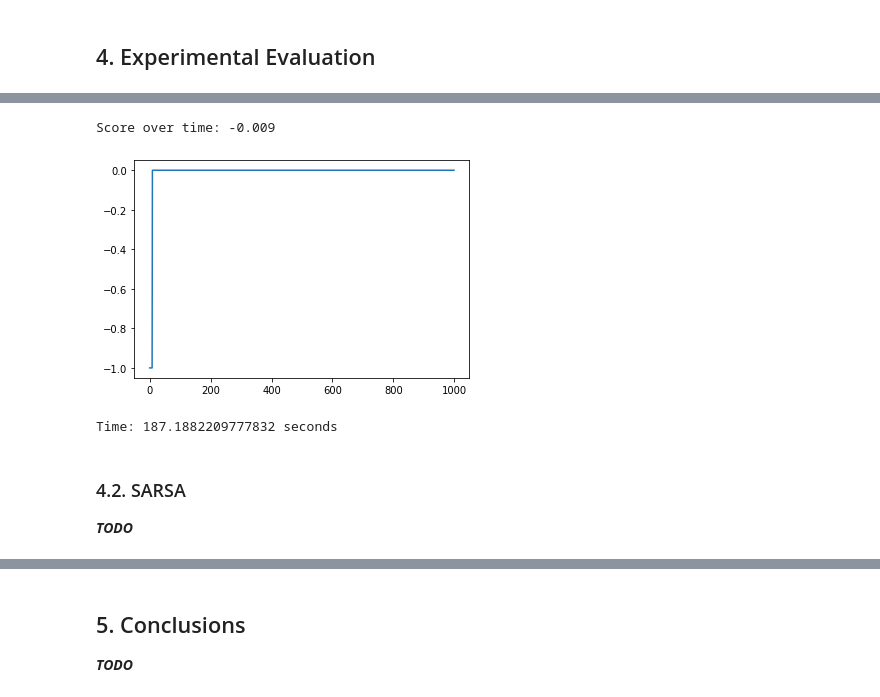
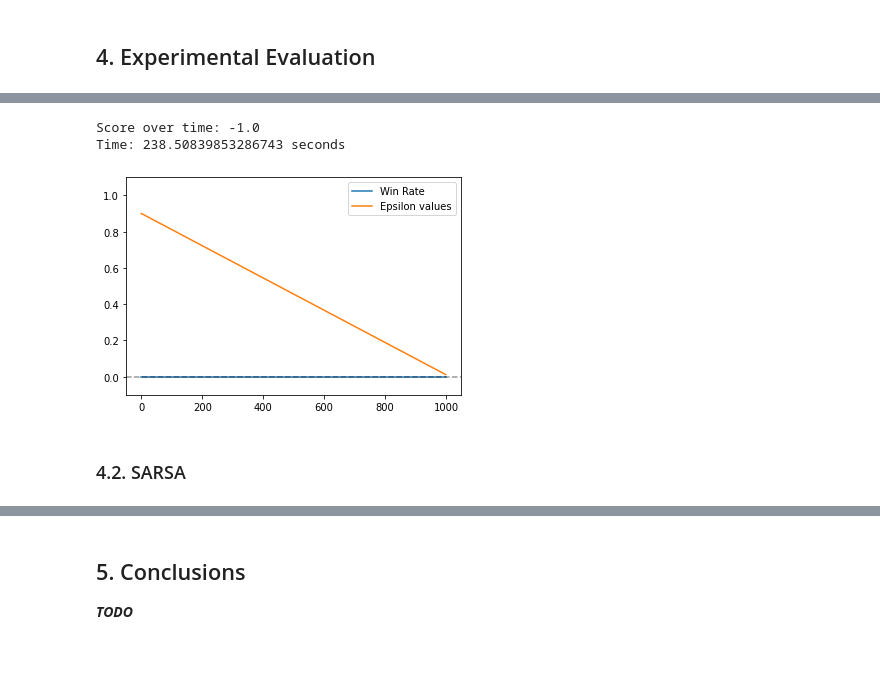
Before and after one commit to Maligetzus/IART, a Jupyter notebook: NeutronRL_Notebook.ipynb, the cells around one changed output, grey strips where cells are left out. Drawn from its saved outputs; the diff is of its cells as text; code cells hidden in the pictures; blank space fills up the shorter version.

```diff
--- a/NeutronRL_Notebook.ipynb
+++ b/NeutronRL_Notebook.ipynb
@@ -193,37 +188,34 @@ Time: 180.73934507369995 seconds
 # %%
 import time
 from NeutronRL.q_learning import QLearning
 from NeutronRL.env_algorithm import EpsilonDecay
 import matplotlib.pyplot as plt
 
 start_time = time.time()
 
 qlearning = QLearning(max_episodes=1000, max_steps=2000, epsilon_decay=EpsilonDecay.Linear, env='Neutron-5x5-White-Easy-v0', log=False)
 score, rewards, epsilon = qlearning.train()
 
 print(f"Time: {time.time() - start_time} seconds")
 
 winrate = []
 num_wins = 0
 
 for i in range(len(rewards)):
     if rewards[i] == 1:
         num_wins += 1
 
     winrate.append(num_wins / (i + 1))
 
 plt.plot(winrate, label="Win Rate")
-plt.plot(epsilons, label="Epsilon values")
+plt.plot(epsilon, label="Epsilon values")
 plt.axhline(color="black", ls="--", alpha=0.4)
 plt.ylim(-0.1, 1.1)
-ax1.set_xlabel("Episodes")
 plt.legend()
 plt.show()
 # %% [output]
-Score over time: -0.009
+Score over time: -1.0
+Time: 238.50839853286743 seconds
-[figure, old version]
+[figure, new version]
-Time: 187.1882209777832 seconds
 # %% [markdown]
 ### 4.2. SARSA
-
-***TODO***
```
Also changed, not shown: parts of 8 cells of this notebook.
